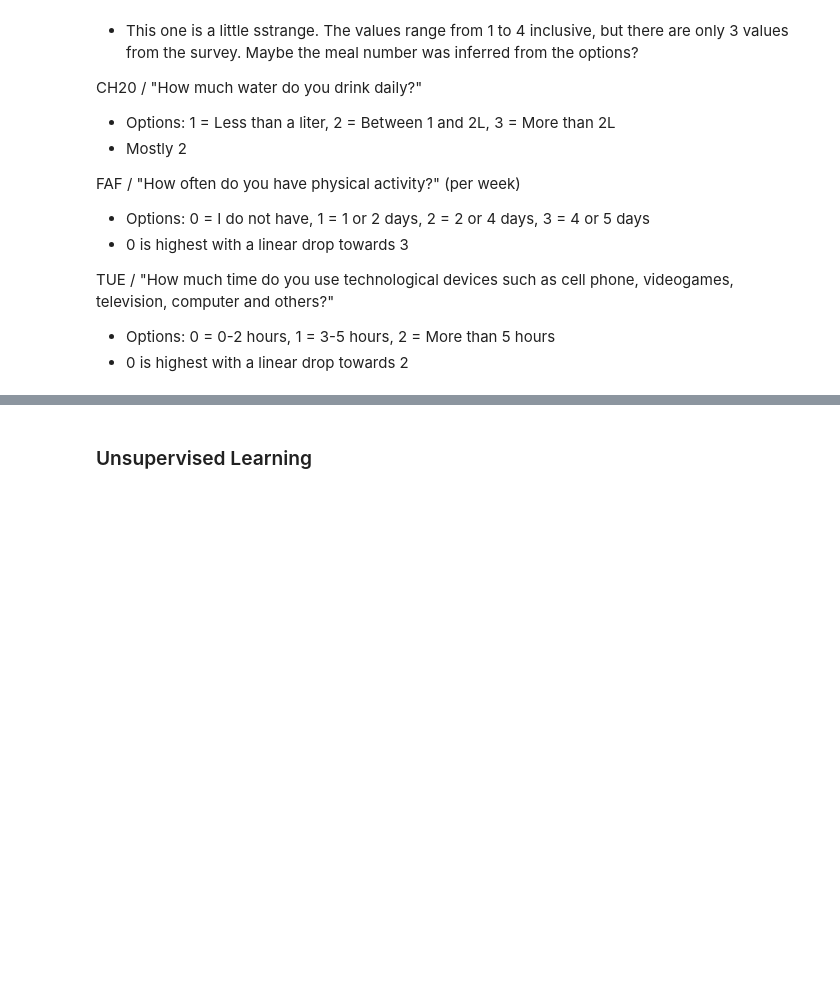
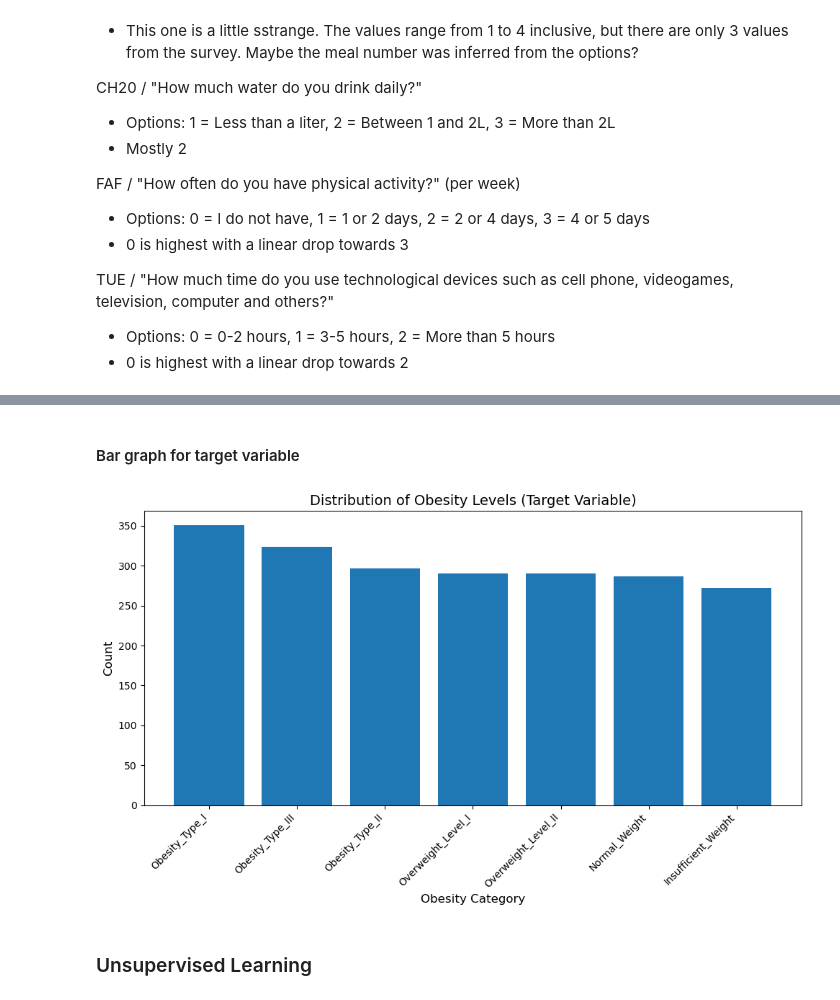
Before and after one commit to r-leeper/scu_obesity_assignment, a Jupyter notebook: cs818_assignment.ipynb, the cells around one changed output, grey strips where cells are left out. Saved outputs shown, nothing was run; the diff lists cells and outputs as text; code cells hidden in the pictures; blank space fills up the shorter version.

```diff
--- a/cs818_assignment.ipynb
+++ b/cs818_assignment.ipynb
@@ -231,3 +265,21 @@ TUE / "How much time do you use technological devices such as cell phone, videog
+# %% [markdown]
+#### Bar graph for target variable
+# %%
+# Target variable on its own - larger for visibility
+fig, ax = plt.subplots(figsize=(10, 6))
+
+target_counts = obesity_df['NObeyesdad'].value_counts()
+ax.bar(range(len(target_counts)), target_counts.values)
+ax.set_xticks(range(len(target_counts)))
+ax.set_xticklabels(target_counts.index, rotation=45, ha='right')
+ax.set_title('Distribution of Obesity Levels (Target Variable)', fontsize=14)
+ax.set_ylabel('Count', fontsize=12)
+ax.set_xlabel('Obesity Category', fontsize=12)
+
+plt.tight_layout()
+plt.show()
+# %% [output]
+[figure, added]
 # %% [markdown]
 ### Unsupervised Learning
 # %% [markdown]
```
Also changed, not shown: parts of 4 cells of this notebook.
